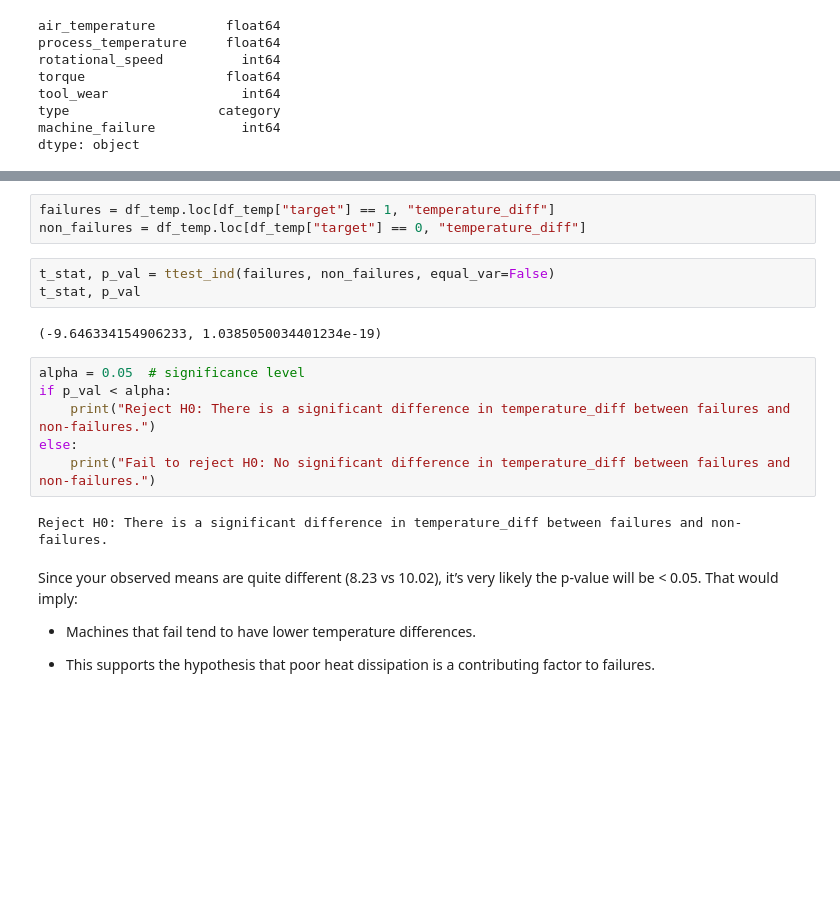
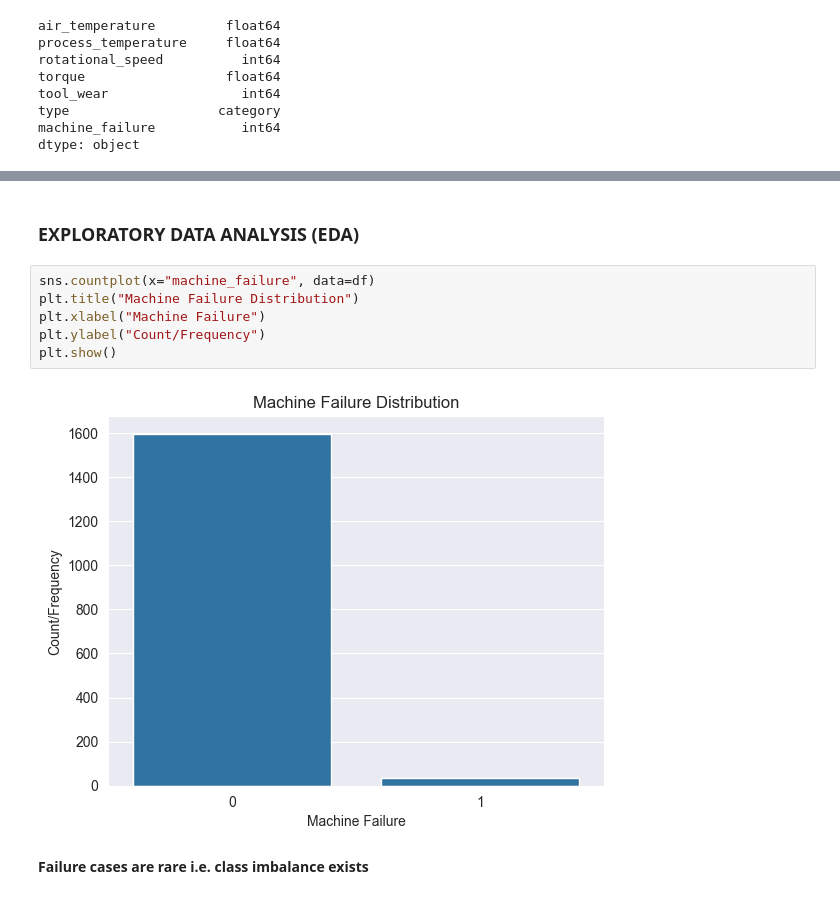
Before and after one commit to deb-cod/April-25-G2-Capstone-Project, a Jupyter notebook: EDA/Exploratory_Data_Analysis.ipynb, the cells around one changed output, grey strips where cells are left out. Cells and saved outputs as stored; diff of their text form; blank space fills up the shorter version.

Commit message:
feature: EDA, machine failure frequency

```diff
--- a/EDA/Exploratory_Data_Analysis.ipynb
+++ b/EDA/Exploratory_Data_Analysis.ipynb
@@ -470,23 +244,12 @@ Inferences:
-# %%
-failures = df_temp.loc[df_temp["target"] == 1, "temperature_diff"]
-non_failures = df_temp.loc[df_temp["target"] == 0, "temperature_diff"]
-# %%
-t_stat, p_val = ttest_ind(failures, non_failures, equal_var=False)
-t_stat, p_val
-# %% [output]
-(-9.646334154906233, 1.0385050034401234e-19)
-# %%
-alpha = 0.05  # significance level
-if p_val < alpha:
-    print("Reject H0: There is a significant difference in temperature_diff between failures and non-failures.")
-else:
-    print("Fail to reject H0: No significant difference in temperature_diff between failures and non-failures.")
-# %% [output]
-Reject H0: There is a significant difference in temperature_diff between failures and non-failures.
-# %% [markdown]
-Since your observed means are quite different (8.23 vs 10.02), it’s very likely the p‑value will be < 0.05.
-That would imply:
-
-- Machines that fail tend to have lower temperature differences.
-
-- This supports the hypothesis that poor heat dissipation is a contributing factor to failures.
+# %% [markdown]
+### EXPLORATORY DATA ANALYSIS (EDA)
+# %%
+sns.countplot(x="machine_failure", data=df)
+plt.title("Machine Failure Distribution")
+plt.xlabel("Machine Failure")
+plt.ylabel("Count/Frequency")
+plt.show()
+# %% [output]
+[figure, added]
+# %% [markdown]
+**Failure cases are rare i.e. class imbalance exists**
```
Also changed, not shown: parts of 31 cells of this notebook.
